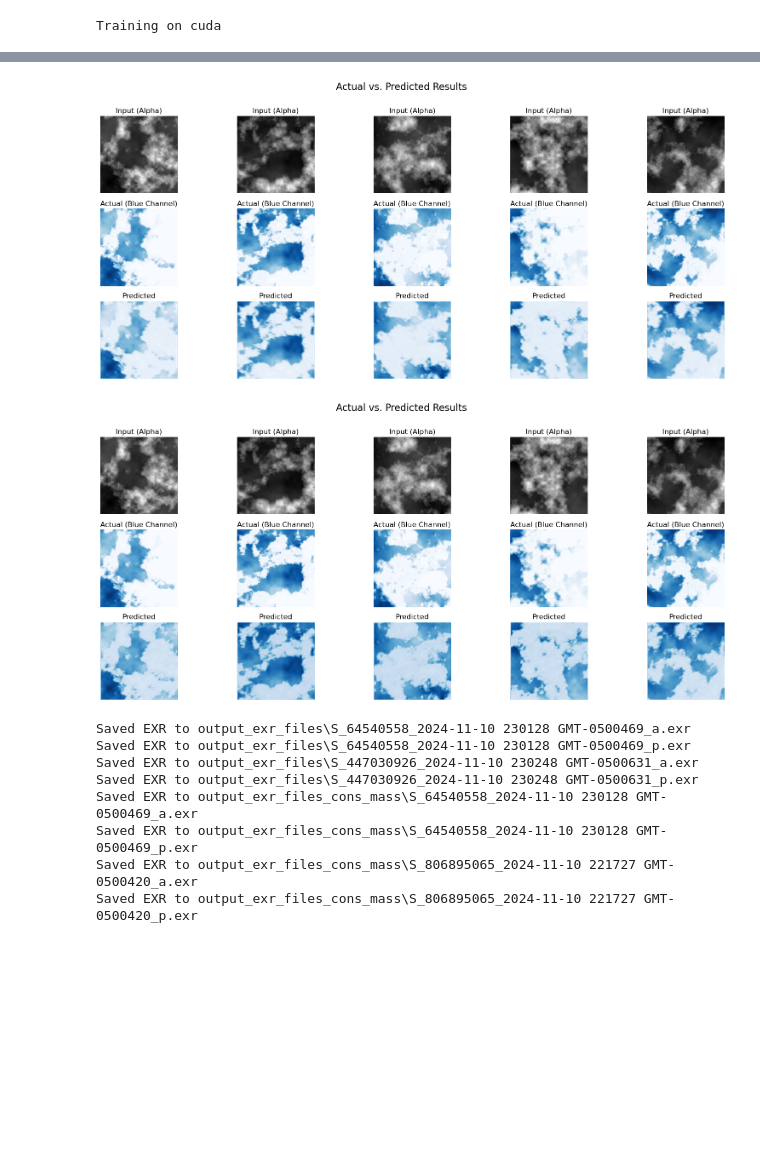
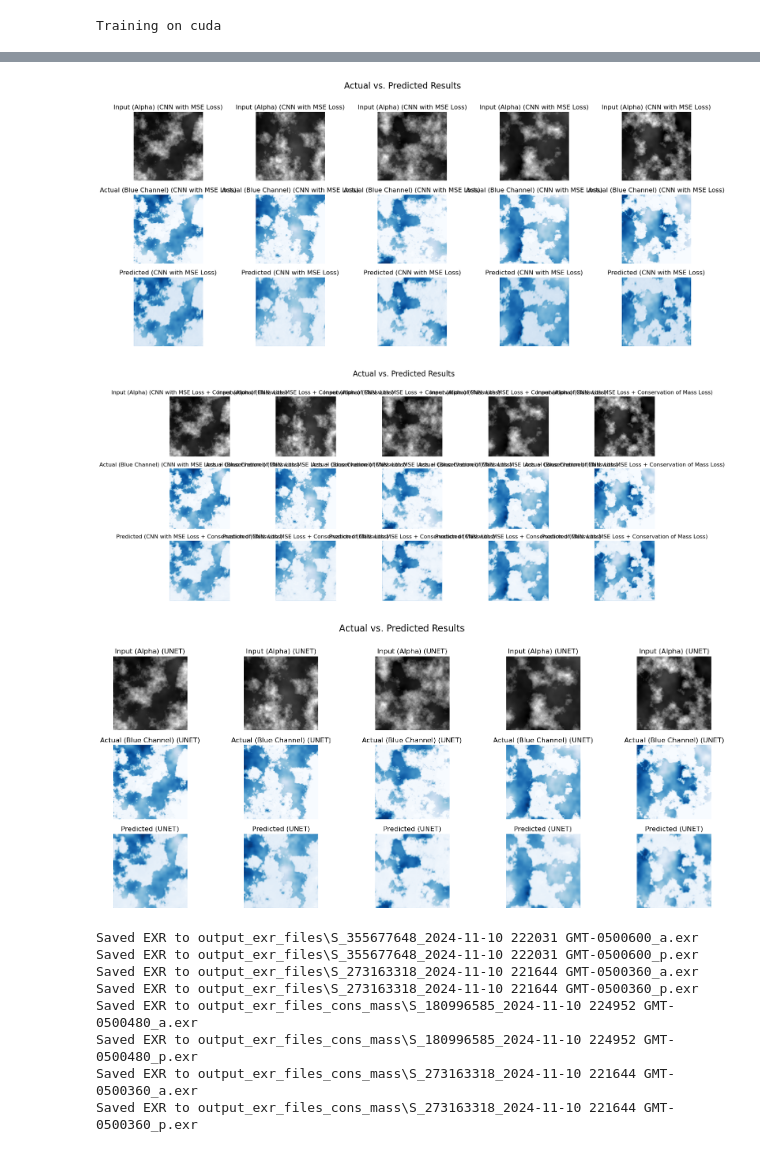
Before and after one commit to epuls/CSC461_Project, a Jupyter notebook: Semester Proj/experiment1.ipynb, the cells around one changed output, grey strips where cells are left out. Cells and saved outputs as stored; diff of their text form; code cells hidden in the pictures; blank space fills up the shorter version.

Commit message:
Implemented first draft of UNET

```diff
--- a/Semester Proj/experiment1.ipynb
+++ b/Semester Proj/experiment1.ipynb
@@ -216,17 +289,16 @@ def conservation_loss(predicted, target, mass_weight=0.01):
     total_loss = mse_loss + mass_weight * mass_loss
     return total_loss
 # %%
-# Initialize the models
+# Initialize the CNN MODELS
 # model = SimpleCNN()
 model = ImprovedCNN()
 model_loss = ImprovedCNN()
 criterion = nn.MSELoss()  # Mean Squared Error for pixel-wise regression
 criterion_loss = conservation_loss
-# criterion = nn.CrossEntropyLoss()
-# criterion = conservation_loss  # Custom loss function
+
 # optimizer = optim.Adam(model.parameters(), lr=0.001)
-optimizer = optim.AdamW(model.parameters(), lr=0.001)
-optimizer_loss = optim.AdamW(model_loss.parameters(), lr=0.001)
+optimizer = optim.AdamW(model.parameters(), lr=0.01)
+optimizer_loss = optim.AdamW(model_loss.parameters(), lr=0.01)
 # optimizer = optim.SGD(model.parameters(), lr=0.01, momentum=0.9)
 
 # Set device for training (GPU if available)
@@ -236,6 +308,11 @@ model_loss.to(device)
 print(f"Training on {device}")
 # %% [output]
 Training on cuda
+# %%
+# Initialize UNET Models
+model_unet = UNet().to(device)
+criterion_unet = nn.MSELoss()
+optimizer_unet = optim.Adam(model_unet.parameters(), lr=0.01)
 # %%
 # Training Loop
 def train_model(model, train_loader, val_loader, criterion, optimizer, epochs=10):
@@ -278,7 +355,7 @@ def evaluate_model(model, loader, criterion):
 # %%
 # Verify shapes of input and output
 # print(f'{len(train_loader.dataset[1])}, {len(val_loader.dataset[0])}')
-# Start Training
+# Start Training CNNs
 """for inputs, targets in train_loader:
     print(f'''inputs: {inputs.shape}, targets: {targets.shape}''')
     inputs, targets = inputs.to(device), targets.to(device)
@@ -286,8 +363,8 @@ def evaluate_model(model, loader, criterion):
     print(outputs.shape)
     break"""
 print(f'Training with conservation of mass loss')
-train_model(model_loss, train_loader, val_loader, criterion_loss, optimizer_loss, epochs=10)
+train_model(model_loss, train_loader, val_loader, criterion_loss, optimizer_loss, epochs=35)
 print(f'\nTraining with MSE loss')
-train_model(model, train_loader, val_loader, criterion, optimizer, epochs=10)
+train_model(model, train_loader, val_loader, criterion, optimizer, epochs=35)
 # %% [output]
 Training with conservation of mass loss
@@ -309,0 +387,3 @@ Epoch 10/10, Train Loss: 0.0014460980708367731240732, Val Loss: 0.00145989882626
+# %%
+#  Start Training UNET
+train_model(model_unet, train_loader, val_loader, criterion_unet, optimizer_unet, epochs=35)
@@ -318,6 +423,7 @@ Test Loss with conservation of mass: 0.0019
 # %%
 
-def plot_actual_vs_predicted(model, test_loader, num_images=10, device="cuda" if torch.cuda.is_available() else "cpu"):
+def plot_actual_vs_predicted(model, test_loader, num_images=10, plot_append_title=""):
+    device="cuda" if torch.cuda.is_available() else "cpu"
     model.eval()  # Set the model to evaluation mode
     model.to(device)
 
@@ -330,38 +436,40 @@ def plot_actual_vs_predicted(model, test_loader, num_images=10, device="cuda" if
 
     # Generate predictions
     with torch.no_grad():  # Disable gradient calculations for inference
         predictions = model(images)
 
     # Plot the actual vs predicted pairs
     plt.figure(figsize=(20, 8))
     for i in range(num_images):
         # Original image (input alpha channel)
         plt.subplot(3, num_images, i + 1)
         plt.imshow(images[i].cpu().squeeze(), cmap='gray')
         plt.title("Input (Alpha)")
         plt.axis('off')
 
         # Actual target (Blue channel)
         plt.subplot(3, num_images, num_images + i + 1)
         plt.imshow(targets[i].cpu().squeeze(), cmap='Blues')
         plt.title("Actual (Blue Channel)")
         plt.axis('off')
 
         # Predicted output
         plt.subplot(3, num_images, 2 * num_images + i + 1)
         plt.imshow(predictions[i].cpu().squeeze(), cmap='Blues')
         plt.title("Predicted")
         plt.axis('off')
 
-    plt.suptitle("Actual vs. Predicted Results", fontsize=16)
+    plt.suptitle("Actual vs. Predicted Results" + plot_append_title, fontsize=16)
     plt.show()
 
 # Usage:
-plot_actual_vs_predicted(model, test_loader, num_images=5)
-plot_actual_vs_predicted(model_loss, test_loader, num_images=5)
+plot_actual_vs_predicted(model, test_loader, num_images=5, plot_append_title=" (CNN with MSE Loss)")
+plot_actual_vs_predicted(model_loss, test_loader, num_images=5, plot_append_title=" (CNN with MSE Loss + Conservation of Mass Loss)")
+plot_actual_vs_predicted(model_unet, test_loader, num_images=5, plot_append_title=" (UNET)")
 # %% [output]
-[figure, old version]
+[figure, new version]
-[figure, old version]
+[figure, new version]
+[figure, added]
 # %%
 def save_channel_to_exr(alpha_data, blue_data, alpha_range, blue_range, file_path):
     """
@@ -462,11 +570,11 @@ def save_selected_pairs(model, data_loader, output_dir, device="cuda", num_pairs
 save_selected_pairs(model, test_loader, output_dir="output_exr_files", device="cuda", num_pairs=2)
 save_selected_pairs(model, test_loader, output_dir="output_exr_files_cons_mass", device="cuda", num_pairs=2)
 # %% [output]
-Saved EXR to output_exr_files\S_64540558_2024-11-10 230128 GMT-0500469_a.exr
-Saved EXR to output_exr_files\S_64540558_2024-11-10 230128 GMT-0500469_p.exr
-Saved EXR to output_exr_files\S_447030926_2024-11-10 230248 GMT-0500631_a.exr
-Saved EXR to output_exr_files\S_447030926_2024-11-10 230248 GMT-0500631_p.exr
-Saved EXR to output_exr_files_cons_mass\S_64540558_2024-11-10 230128 GMT-0500469_a.exr
-Saved EXR to output_exr_files_cons_mass\S_64540558_2024-11-10 230128 GMT-0500469_p.exr
-Saved EXR to output_exr_files_cons_mass\S_806895065_2024-11-10 221727 GMT-0500420_a.exr
-Saved EXR to output_exr_files_cons_mass\S_806895065_2024-11-10 221727 GMT-0500420_p.exr
+Saved EXR to output_exr_files\S_355677648_2024-11-10 222031 GMT-0500600_a.exr
+Saved EXR to output_exr_files\S_355677648_2024-11-10 222031 GMT-0500600_p.exr
+Saved EXR to output_exr_files\S_273163318_2024-11-10 221644 GMT-0500360_a.exr
+Saved EXR to output_exr_files\S_273163318_2024-11-10 221644 GMT-0500360_p.exr
+Saved EXR to output_exr_files_cons_mass\S_180996585_2024-11-10 224952 GMT-0500480_a.exr
+Saved EXR to output_exr_files_cons_mass\S_180996585_2024-11-10 224952 GMT-0500480_p.exr
+Saved EXR to output_exr_files_cons_mass\S_273163318_2024-11-10 221644 GMT-0500360_a.exr
+Saved EXR to output_exr_files_cons_mass\S_273163318_2024-11-10 221644 GMT-0500360_p.exr
```
Also changed, not shown: parts of 6 cells of this notebook, 20 other files.
